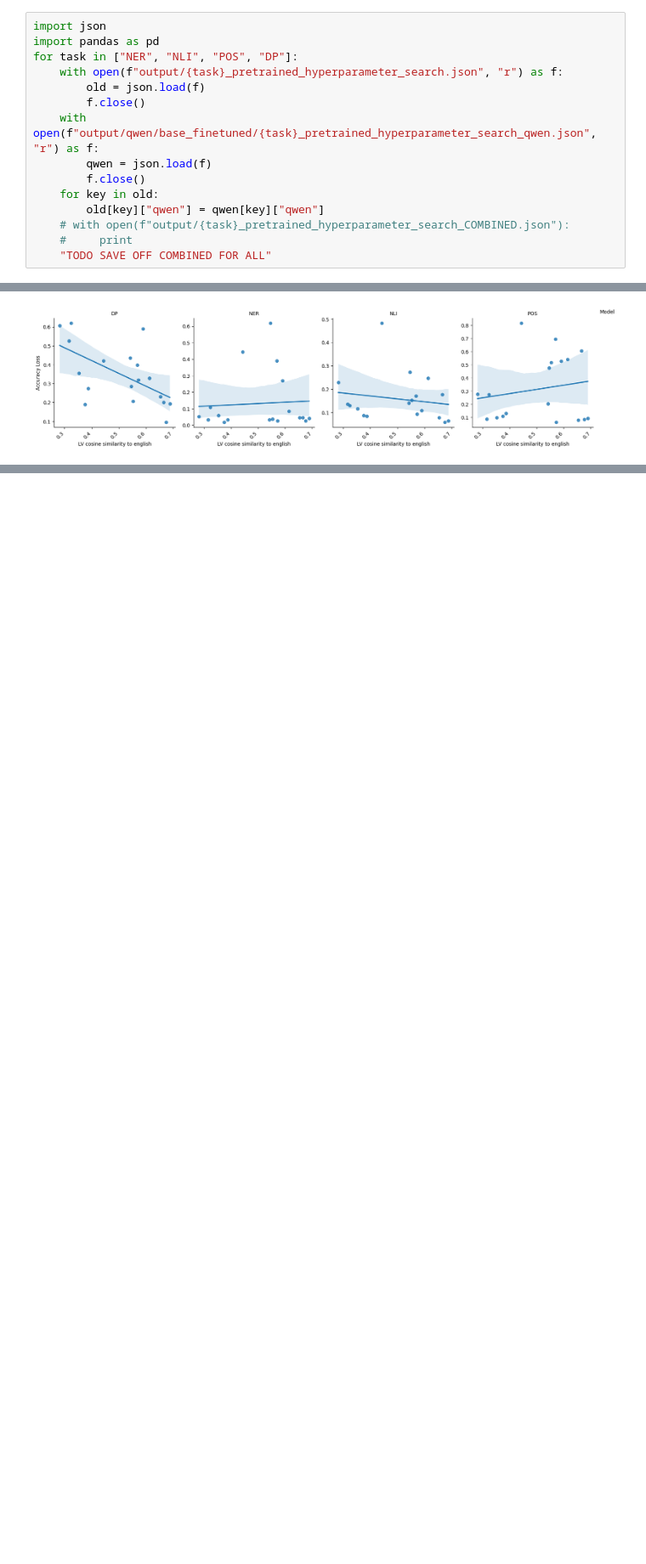
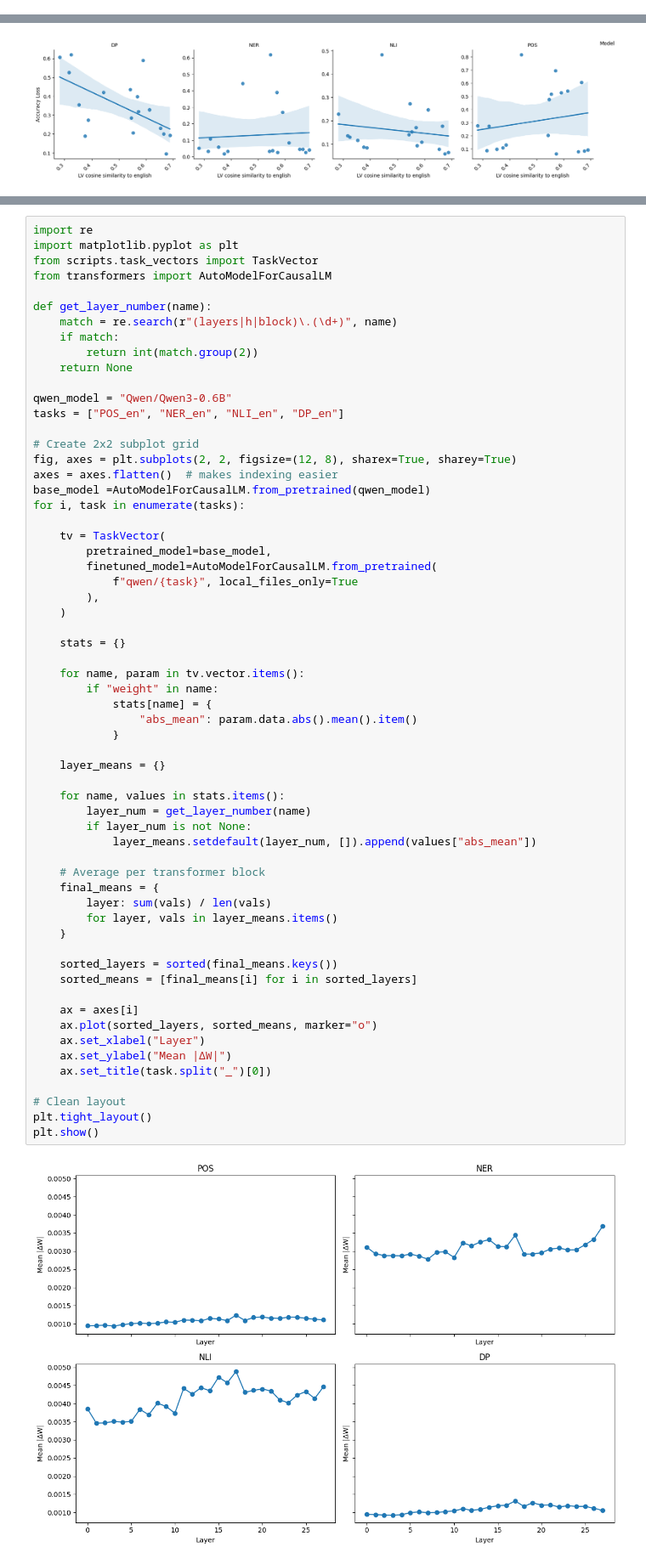
Before and after one commit to erafkin/xling_task_transfer, a Jupyter notebook: notebooks/figure_generation.ipynb, the cells around one changed output, grey strips where cells are left out. Shown at 85% size. Saved outputs shown, nothing was run; the diff lists cells and outputs as text; blank space fills up the shorter version.

```diff
--- a/notebooks/figure_generation.ipynb
+++ b/notebooks/figure_generation.ipynb
@@ -1,15 +0,0 @@
-# %%
-import json
-import pandas as pd
-for task in ["NER", "NLI", "POS", "DP"]:
-    with open(f"output/{task}_pretrained_hyperparameter_search.json", "r") as f:
-        old = json.load(f)
-        f.close()
-    with open(f"output/qwen/base_finetuned/{task}_pretrained_hyperparameter_search_qwen.json", "r") as f:
-        qwen = json.load(f)
-        f.close()
-    for key in old:
-        old[key]["qwen"] = qwen[key]["qwen"]
-    # with open(f"output/{task}_pretrained_hyperparameter_search_COMBINED.json"):
-    #     print
-    "TODO SAVE OFF COMBINED FOR ALL"
@@ -971,3 +902,66 @@ plt.tight_layout(rect=[0, 0, 1.2, 1])  # leaves 20% of figure width on right
 
 [72 rows x 8 columns]
 [figure]
+# %%
+import re
+import matplotlib.pyplot as plt
+from scripts.task_vectors import TaskVector
+from transformers import AutoModelForCausalLM
+
+def get_layer_number(name):
+    match = re.search(r"(layers|h|block)\.(\d+)", name)
+    if match:
+        return int(match.group(2))
+    return None
+
+qwen_model = "Qwen/Qwen3-0.6B"
+tasks = ["POS_en", "NER_en", "NLI_en", "DP_en"]
+
+# Create 2x2 subplot grid
+fig, axes = plt.subplots(2, 2, figsize=(12, 8), sharex=True, sharey=True)
+axes = axes.flatten()  # makes indexing easier
+base_model =AutoModelForCausalLM.from_pretrained(qwen_model)
+for i, task in enumerate(tasks):
+
+    tv = TaskVector(
+        pretrained_model=base_model,
+        finetuned_model=AutoModelForCausalLM.from_pretrained(
+            f"qwen/{task}", local_files_only=True
+        ),
+    )
+
+    stats = {}
+
+    for name, param in tv.vector.items():
+        if "weight" in name:
+            stats[name] = {
+                "abs_mean": param.data.abs().mean().item()
+            }
+
+    layer_means = {}
+
+    for name, values in stats.items():
+        layer_num = get_layer_number(name)
+        if layer_num is not None:
+            layer_means.setdefault(layer_num, []).append(values["abs_mean"])
+
+    # Average per transformer block
+    final_means = {
+        layer: sum(vals) / len(vals)
+        for layer, vals in layer_means.items()
+    }
+
+    sorted_layers = sorted(final_means.keys())
+    sorted_means = [final_means[i] for i in sorted_layers]
+
+    ax = axes[i]
+    ax.plot(sorted_layers, sorted_means, marker="o")
+    ax.set_xlabel("Layer")
+    ax.set_ylabel("Mean |ΔW|")
+    ax.set_title(task.split("_")[0])
+
+# Clean layout
+plt.tight_layout()
+plt.show()
+# %% [output]
+[figure, added]
```
Also changed, not shown: parts of 2 cells of this notebook, 4 other files.
